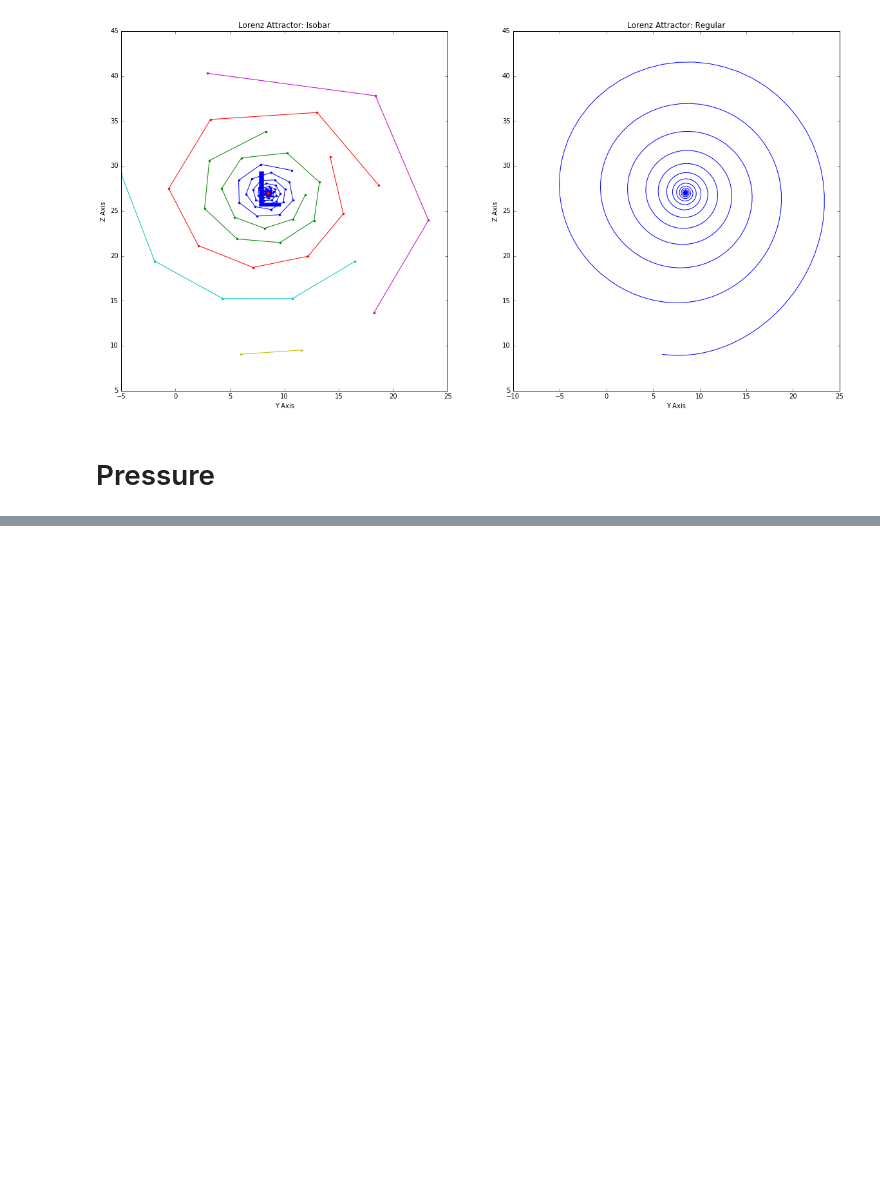
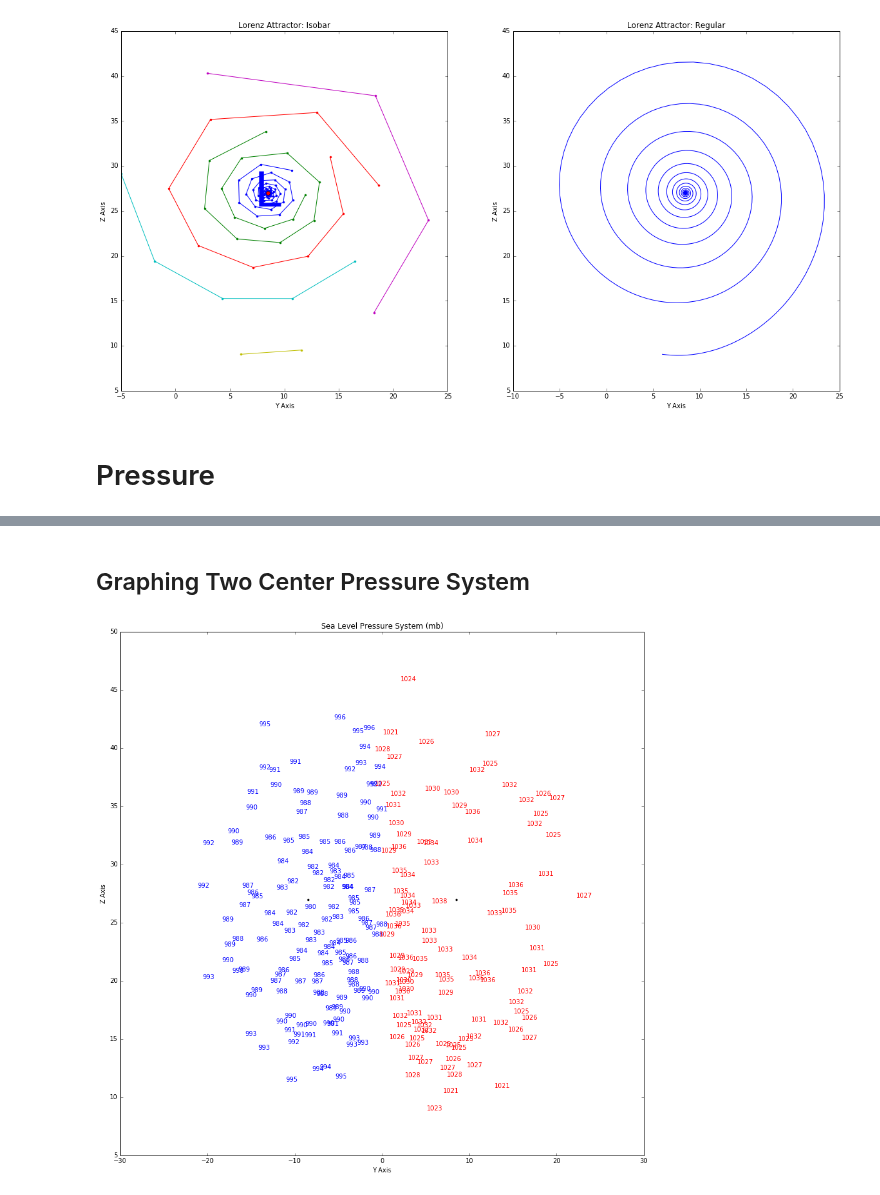
Before and after one commit to bi3mer/WeatherForecasting, a Jupyter notebook: Lorenz Simulation.ipynb, the cells around one changed output, grey strips where cells are left out. Cells and saved outputs as stored; diff of their text form; code cells hidden in the pictures; blank space fills up the shorter version.

Commit message:
Added pressure system = added graphs for pressure system based on center of storm - added constants for sea level pressure

```diff
--- a/Lorenz Simulation.ipynb
+++ b/Lorenz Simulation.ipynb
@@ -372,9 +380,9 @@ def format_attractor_groups_plot(attractor):
         x.append([])
         y.append([])
 
-        for j in range(len(attractor[i])):
-            x[i].append(attractor[i][j]['coord'][0])
-            y[i].append(attractor[i][j]['coord'][1])
+        for j in range(len(attractor[i]['data'])):
+            x[i].append(attractor[i]['data'][j]['coord'][0])
+            y[i].append(attractor[i]['data'][j]['coord'][1])
 
     return x,y
 # %%
@@ -520,0 +584,2 @@ plt.show()
+# %% [markdown]
+## Graphing Two Center Pressure System
@@ -520,0 +589,31 @@ plt.show()
+# %%
+low_x, low_y, low_pressure    = format_pressure_plot(low_pressure_group)
+high_x, high_y, high_pressure = format_pressure_plot(high_pressure_group)
+# %%
+fig = plt.figure()
+ax = fig.gca()
+
+fig.set_figwidth(15)
+fig.set_figheight(15)
+
+for i in range(len(low_x)):
+    ax.text(low_x[i], low_y[i], str(int(low_pressure[i])),
+         verticalalignment='center', horizontalalignment='center',
+         color='blue', fontsize=10)
+
+for i in range(len(high_x)):
+    ax.text(high_x[i], high_y[i], str(int(high_pressure[i])),
+         verticalalignment='center', horizontalalignment='center',
+         color='red', fontsize=10)
+
+
+ax.plot(low_x, low_y, ' ')
+ax.plot(high_x, high_y, ' ')
+ax.plot(y_center,z_center,'k.')
+ax.set_xlabel("Y Axis")
+ax.set_ylabel("Z Axis")
+ax.set_title("Sea Level Pressure System (mb)")
+
+plt.show()
+# %% [output]
+[figure, added]
```
Also changed, not shown: parts of 11 cells of this notebook.
